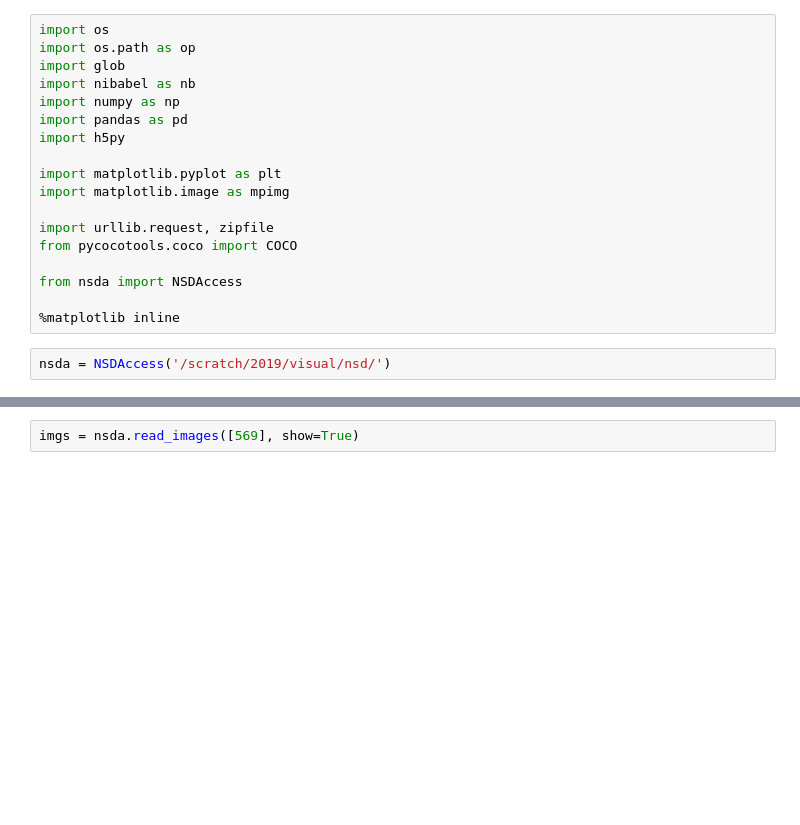
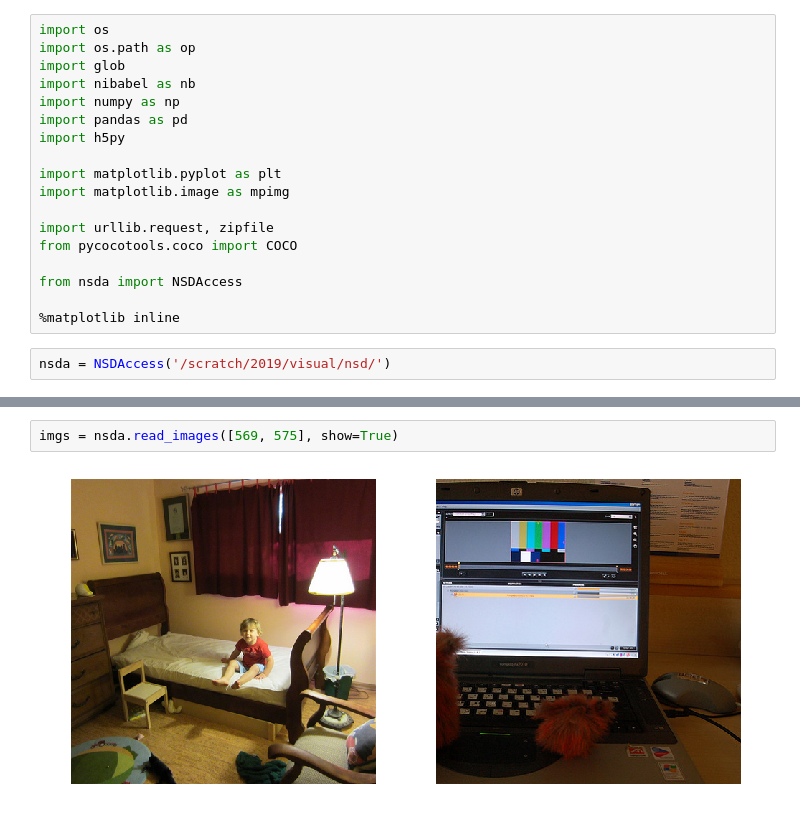
Before and after one commit to tknapen/nsd_access, a Jupyter notebook: tryout.ipynb, the cells around one changed output, grey strips where cells are left out. Saved outputs shown, nothing was run; the diff lists cells and outputs as text; blank space fills up the shorter version.

```diff
--- a/tryout.ipynb
+++ b/tryout.ipynb
@@ -28,3 +48,5 @@ beh = nsda.read_behavior('subj01', 1, trial_index=np.arange(0,200,2))
 # %%
-imgs = nsda.read_images([569], show=True)
+imgs = nsda.read_images([569, 575], show=True)
+# %% [output]
+[figure, added]
 # %%
```
Also changed, not shown: parts of 5 cells of this notebook.
